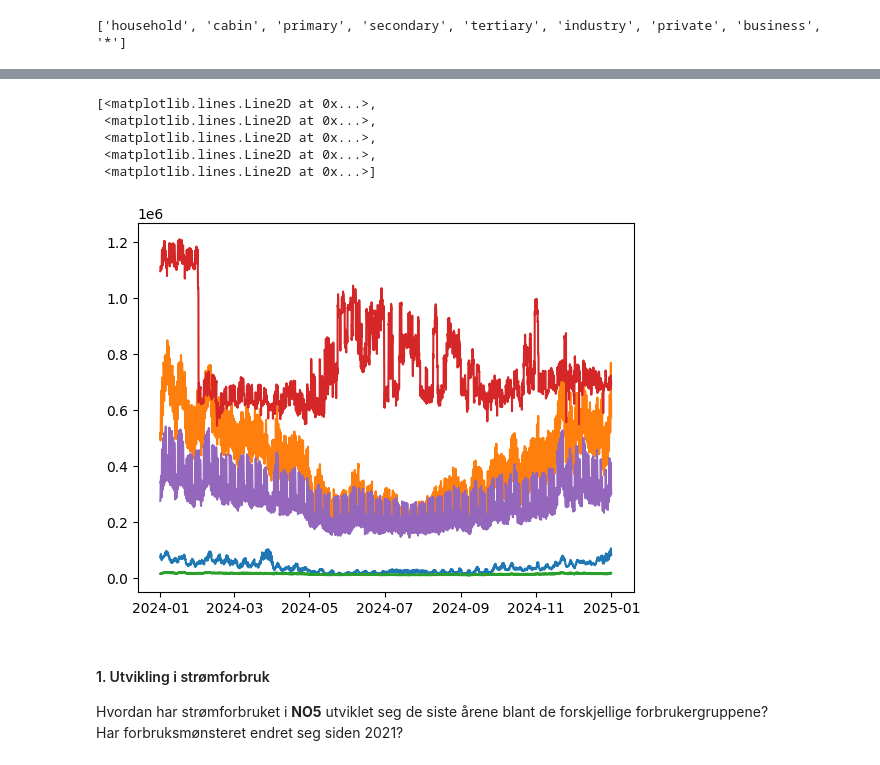
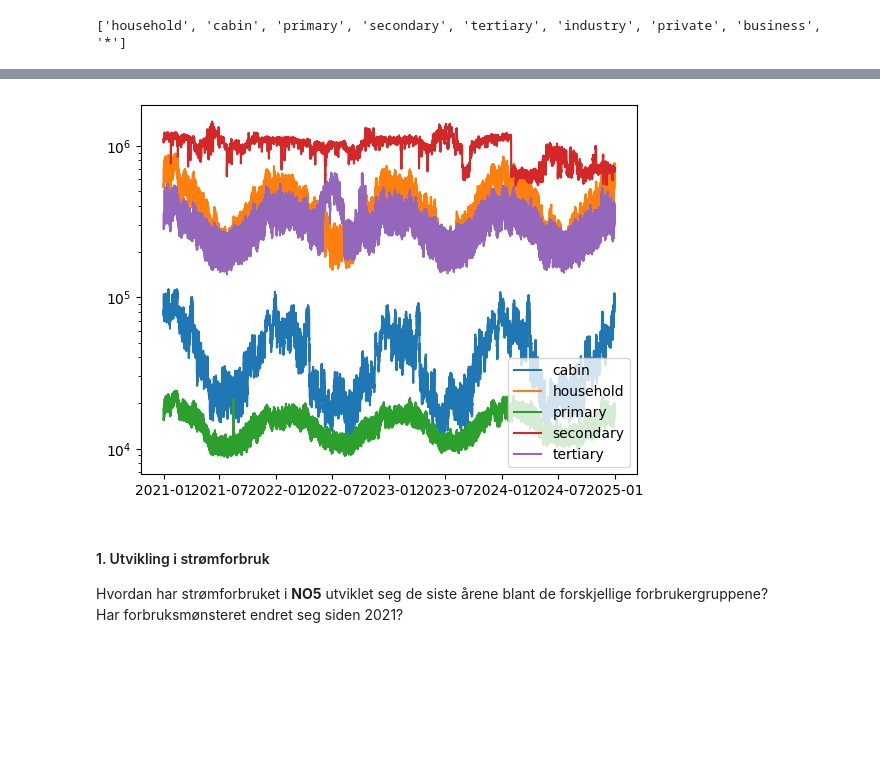
Before and after one commit to tobbensol/eviny-case, a Jupyter notebook: notebooks/Question1.ipynb, the cells around one changed output, grey strips where cells are left out. Cells and saved outputs as stored; diff of their text form; code cells hidden in the pictures; blank space fills up the shorter version.

Commit message:
slightly more sophisticated data structure

```diff
--- a/notebooks/Question1.ipynb
+++ b/notebooks/Question1.ipynb
@@ -51,10 +64,10 @@ def get_consumption_data(area: str,
 
     return result
 
-data = get_consumption_data("NO5", start_time=datetime(year=2024, month=1, day=1), end_time=datetime(year=2025, month=1, day=1))
+data = get_consumption_data("NO5", start_time=datetime(year=2021, month=1, day=1), end_time=datetime(year=2025, month=1, day=1))
 # %%
 consumption_df = pd.DataFrame(data)
-consumption_df["startTime"] = pd.to_datetime(consumption_df["startTime"], utc=True)
+consumption_df["startTime"] = pd.to_datetime(consumption_df["startTime"], utc=True).dt.tz_convert('Europe/Oslo')
 
 # sort usage by start time and consumption group
 consumption_by_group = consumption_df.pivot_table(
@@ -62,3 +75,8 @@ consumption_by_group = consumption_df.pivot_table(
     columns="consumptionGroup",
     values="quantityKwh"
     ).sort_index()
+
+hour_consumption_by_group = consumption_by_group.groupby(consumption_by_group.index.hour).mean()
+month_consumption_by_group = consumption_by_group.groupby(consumption_by_group.index.month).mean()
+weekday_consumption_by_group = consumption_by_group.groupby(consumption_by_group.index.weekday).mean()
+year_consumption_by_group = consumption_by_group.groupby(consumption_by_group.index.year).mean()
@@ -65,12 +150,10 @@ consumption_by_group = consumption_df.pivot_table(
 # %%
-plt.plot(consumption_by_group)
+plt.plot(consumption_by_group[1:-1]) # 1:-1 is here because of timezone schenanigans
+plt.legend(month_consumption_by_group.columns, loc="lower right")
+plt.yscale('log')
+plt.show()
 # %% [output]
-[<matplotlib.lines.Line2D at 0x...>,
- <matplotlib.lines.Line2D at 0x...>,
- <matplotlib.lines.Line2D at 0x...>,
- <matplotlib.lines.Line2D at 0x...>,
- <matplotlib.lines.Line2D at 0x...>]
-[figure, old version]
+[figure, new version]
 # %% [markdown]
 #### 1. Utvikling i strømforbruk
 Hvordan har strømforbruket i **NO5** utviklet seg de siste årene blant de forskjellige forbrukergruppene?
```
Also changed, not shown: parts of 6 cells of this notebook.
